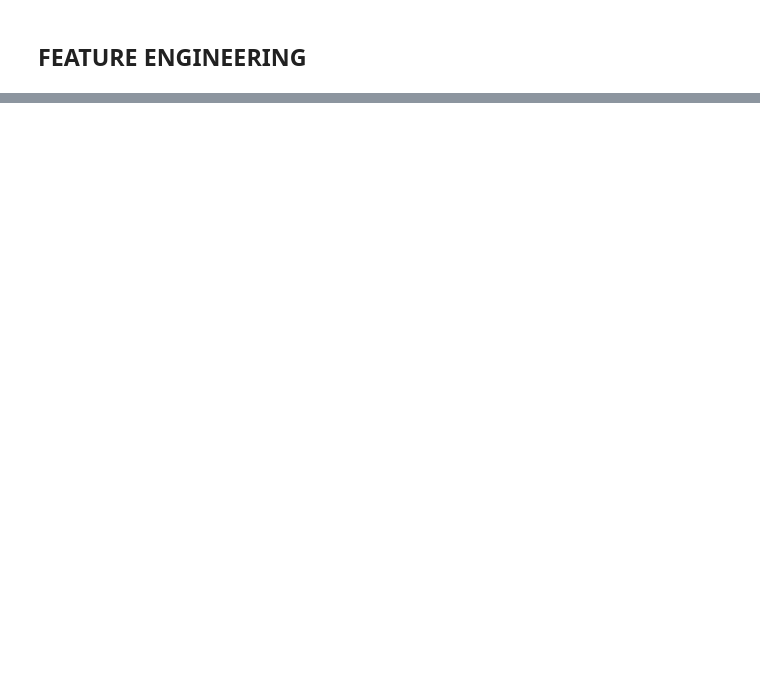
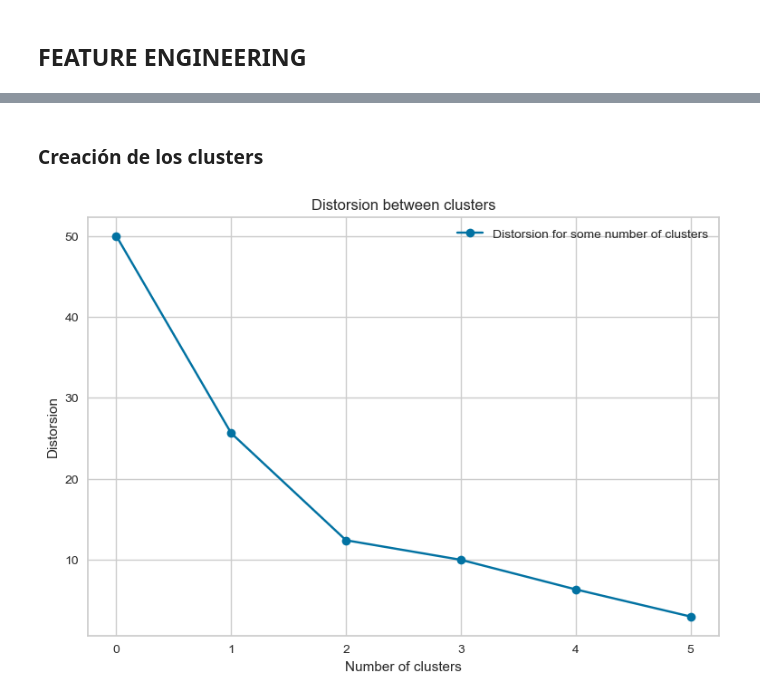
Before and after one commit to luciazarpe/TFM, a Jupyter notebook: clustering tiendas.ipynb, the cells around one changed output, grey strips where cells are left out. Saved outputs shown, nothing was run; the diff lists cells and outputs as text; code cells hidden in the pictures; blank space fills up the shorter version.

```diff
--- a/clustering tiendas.ipynb
+++ b/clustering tiendas.ipynb
@@ -235,6 +226,0 @@ fig_sil.show()
-# %%
-for k in [2, 3]:
-    kmeans = KMeans(n_clusters=k, random_state=42, n_init='auto')
-    df_tiendas[f'cluster_k{k}'] = kmeans.fit_predict(X_scaled)
-    print(f"\nk={k}:")
-    print(df_tiendas[['store_code', 'store', 'region', f'cluster_k{k}']])
@@ -398,8 +226,0 @@ fig_sil.show()
-# %%
-for k in [2,3, 4]:
-    kmeans = KMeans(n_clusters=k, random_state=42, n_init='auto')
-    df_tiendas[f'cluster_k{k}'] = kmeans.fit_predict(X_clean_scaled)
-    print(f"\nk={k}:")
-    display(df_tiendas.groupby(f'cluster_k{k}')[['store_code', 'store', 'region']].agg(list))
-    print("\nMedia de features por cluster:")
-    display(df_tiendas.groupby(f'cluster_k{k}')[numericas_revisadas].mean().round(3).T)
@@ -490,0 +237,25 @@ pct sobre el total de cada seccion
+# %%
+df_tiendas = df_tiendas.drop(columns = ['HOME_&_GARDEN', 'ACCESORIES', 'media unidades vendidas', 'pct dias con ventas', 'Invierno', 'Verano', 'Primavera', 'Otoño'])
+# %%
+# escalamos las variables
+scaler = StandardScaler()
+variables_a_escalar = df_tiendas.columns.drop('store_code') # escalamos todas las variables excepto la columna 'store_code' que es el identificador de la tienda
+df_tiendas_escalado = df_tiendas.copy()
+df_tiendas_escalado[variables_a_escalar] = scaler.fit_transform(df_tiendas_escalado[variables_a_escalar])
+# %% [markdown]
+### Creación de los clusters
+# %%
+cluster_distorsion = []
+for i in range(1, 7):
+    test_sklearn = KMeans(n_clusters=i)
+    test_sklearn.fit(df_tiendas_escalado.drop(columns=["store_code"]))
+    cluster_distorsion.append(test_sklearn.inertia_)
+plt.figure(figsize=(9, 6))
+plt.plot(cluster_distorsion, marker='o', label='Distorsion for some number of clusters')
+plt.title("Distorsion between clusters")
+plt.xlabel('Number of clusters')
+plt.ylabel("Distorsion")
+plt.legend()
+plt.show()
+# %% [output]
+[figure, added]
```
Also changed, not shown: parts of 60 cells of this notebook.
